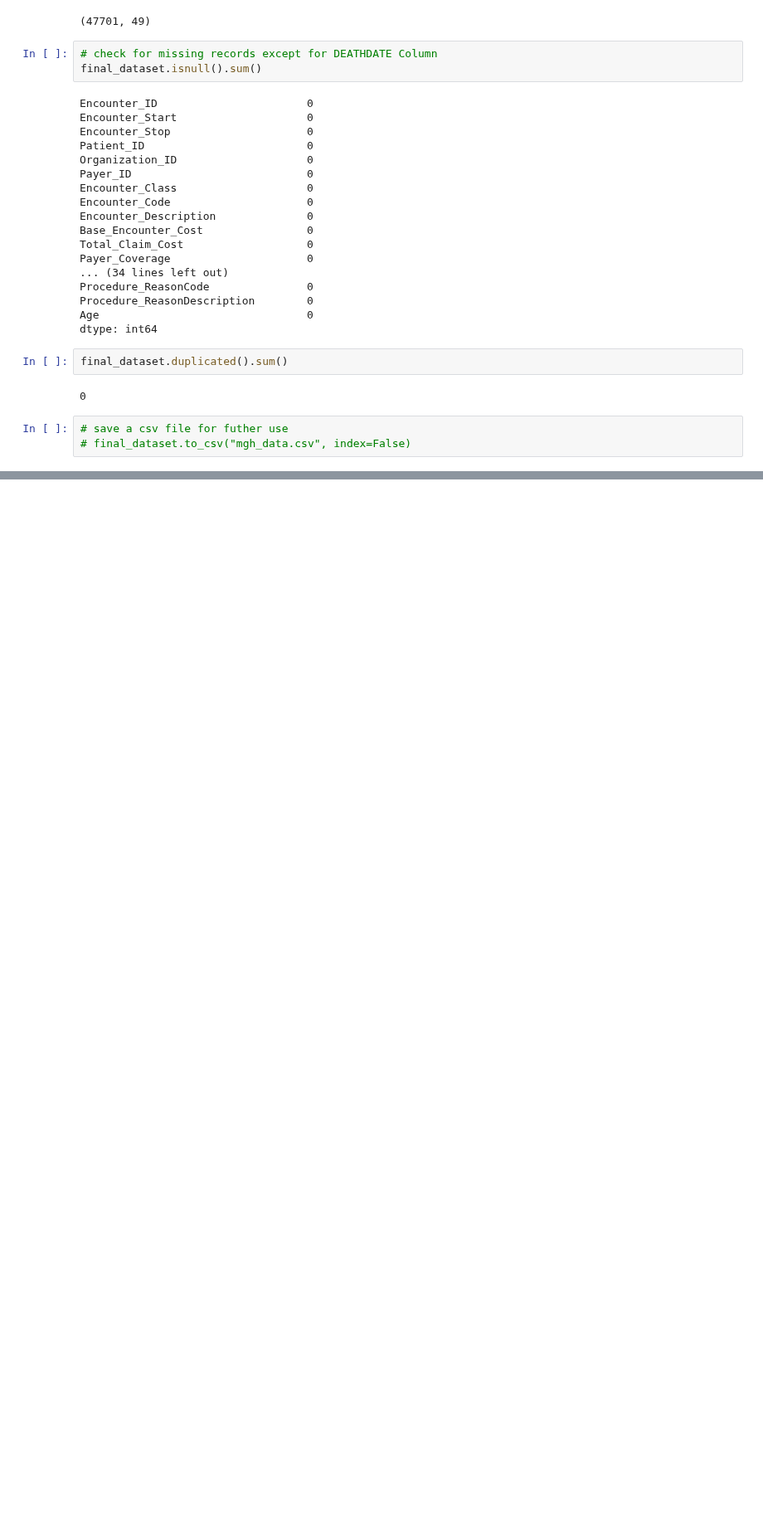
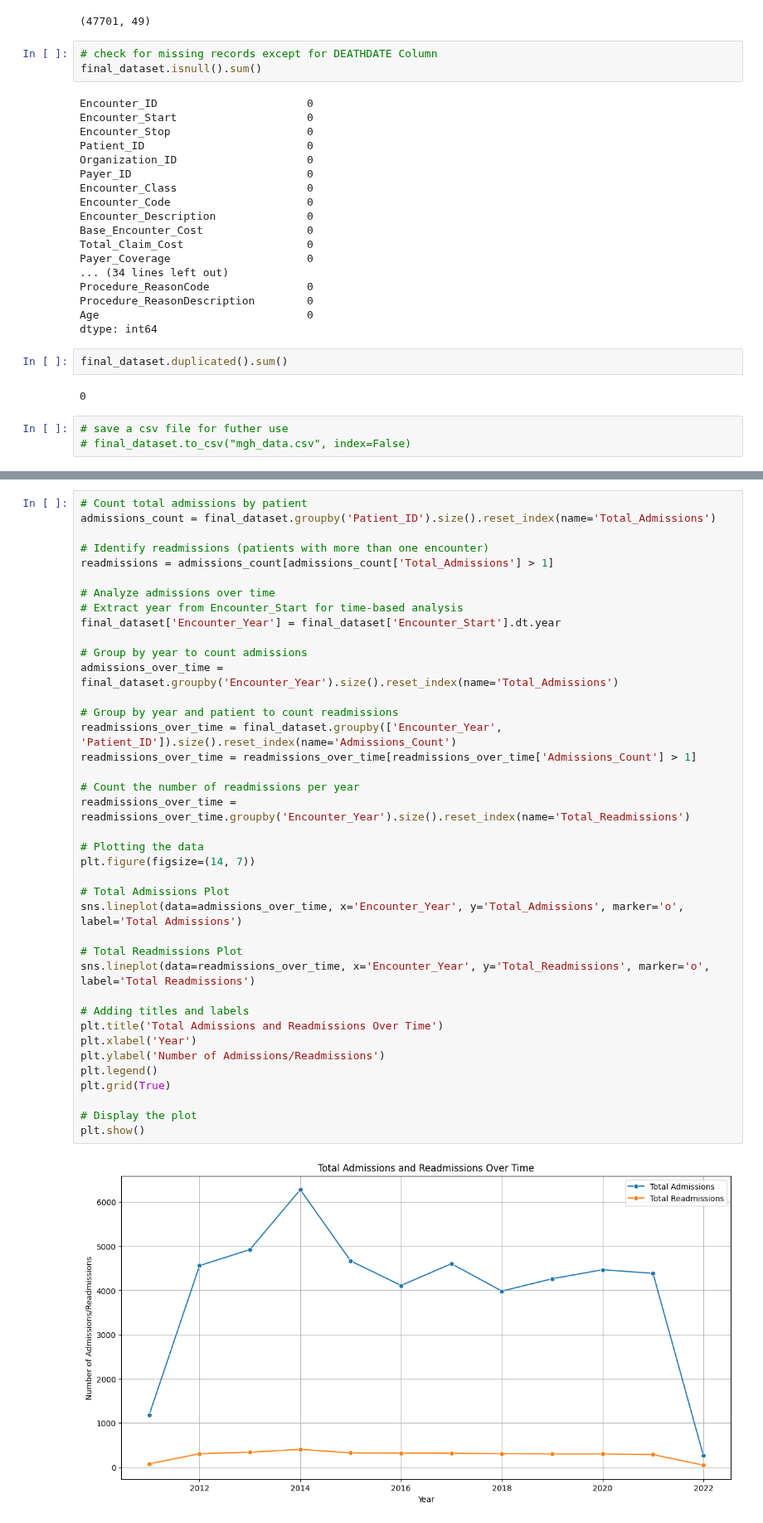
Before and after one commit to Akshay-Paunikar/Maven_Analytics_Challenges, a Jupyter notebook: Hospital_Patient_Records_Challenge/Maven_Hospital_Challenge.ipynb, the cells around one changed output, grey strips where cells are left out. Shown at 83% size. Saved outputs shown, nothing was run; the diff lists cells and outputs as text; blank space fills up the shorter version.

Commit message:
Maven Hospita Challenge - Total Admissions and Readmissions Over Time

```diff
--- a/Hospital_Patient_Records_Challenge/Maven_Hospital_Challenge.ipynb
+++ b/Hospital_Patient_Records_Challenge/Maven_Hospital_Challenge.ipynb
@@ -520,0 +523,41 @@ final_dataset.duplicated().sum()
+# %%
+# Count total admissions by patient
+admissions_count = final_dataset.groupby('Patient_ID').size().reset_index(name='Total_Admissions')
+
+# Identify readmissions (patients with more than one encounter)
+readmissions = admissions_count[admissions_count['Total_Admissions'] > 1]
+
+# Analyze admissions over time
+# Extract year from Encounter_Start for time-based analysis
+final_dataset['Encounter_Year'] = final_dataset['Encounter_Start'].dt.year
+
+# Group by year to count admissions
+admissions_over_time = final_dataset.groupby('Encounter_Year').size().reset_index(name='Total_Admissions')
+
+# Group by year and patient to count readmissions
+readmissions_over_time = final_dataset.groupby(['Encounter_Year', 'Patient_ID']).size().reset_index(name='Admissions_Count')
+readmissions_over_time = readmissions_over_time[readmissions_over_time['Admissions_Count'] > 1]
+
+# Count the number of readmissions per year
+readmissions_over_time = readmissions_over_time.groupby('Encounter_Year').size().reset_index(name='Total_Readmissions')
+
+# Plotting the data
+plt.figure(figsize=(14, 7))
+
+# Total Admissions Plot
+sns.lineplot(data=admissions_over_time, x='Encounter_Year', y='Total_Admissions', marker='o', label='Total Admissions')
+
+# Total Readmissions Plot
+sns.lineplot(data=readmissions_over_time, x='Encounter_Year', y='Total_Readmissions', marker='o', label='Total Readmissions')
+
+# Adding titles and labels
+plt.title('Total Admissions and Readmissions Over Time')
+plt.xlabel('Year')
+plt.ylabel('Number of Admissions/Readmissions')
+plt.legend()
+plt.grid(True)
+
+# Display the plot
+plt.show()
+# %% [output]
+[figure, added]
```
Also changed, not shown: parts of 1 cell of this notebook.
